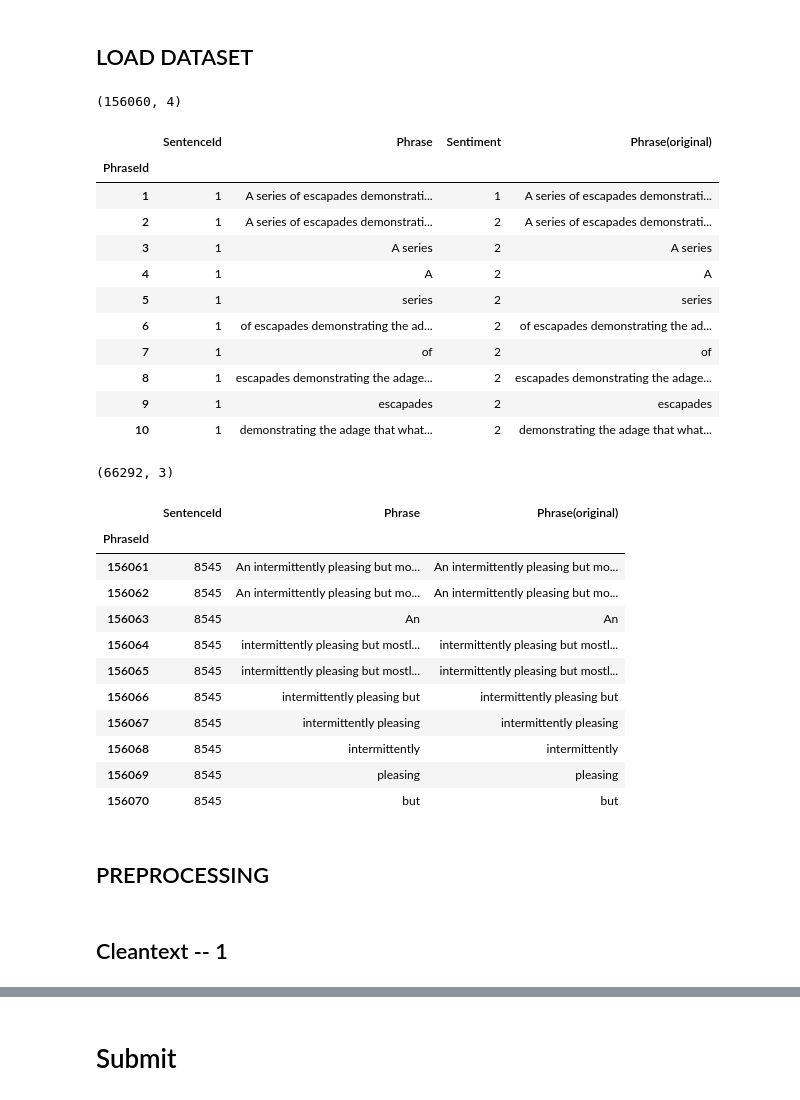
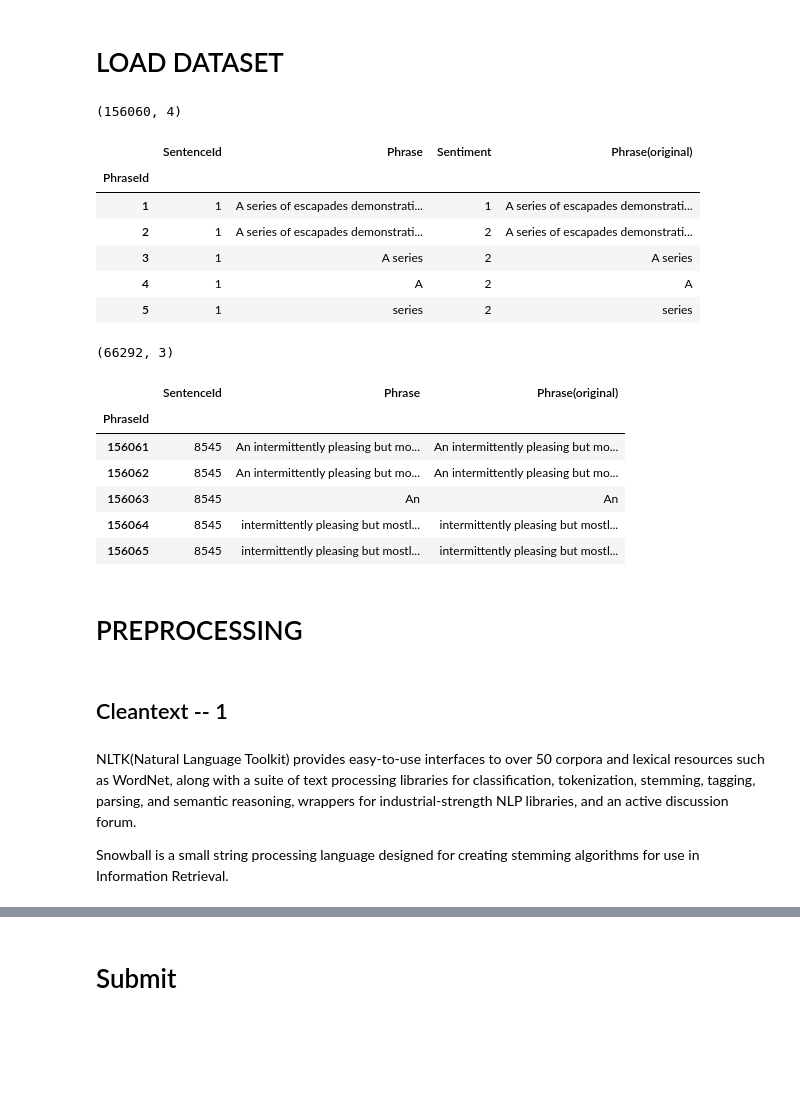
Before and after one commit to silverrainb/movie-sentiment, a Jupyter notebook: movie-sentiment.ipynb, the cells around one changed output, grey strips where cells are left out. Cells and saved outputs as stored; diff of their text form; code cells hidden in the pictures; blank space fills up the shorter version.

```diff
--- a/movie-sentiment.ipynb
+++ b/movie-sentiment.ipynb
@@ -5,29 +7,24 @@ from tqdm import tqdm
 # %% [markdown]
-## LOAD DATASET
+# LOAD DATASET
 # %%
 train = pd.read_csv("./data/train.tsv", sep = "\t", index_col = "PhraseId")
 train["Phrase(original)"] = train["Phrase"]
 print(train.shape)
-train.head(10)
+train.head(5)
 # %% [output]
 (156060, 4)
 |  | SentenceId | Phrase | Sentiment | Phrase(original) |
 | PhraseId |  |  |  |  |
 | 1 | 1 | A series of escapades demonstrati... | 1 | A series of escapades demonstrati... |
 | 2 | 1 | A series of escapades demonstrati... | 2 | A series of escapades demonstrati... |
 | 3 | 1 | A series | 2 | A series |
 | 4 | 1 | A | 2 | A |
 | 5 | 1 | series | 2 | series |
-| 6 | 1 | of escapades demonstrating the ad... | 2 | of escapades demonstrating the ad... |
-| 7 | 1 | of | 2 | of |
-| 8 | 1 | escapades demonstrating the adage... | 2 | escapades demonstrating the adage... |
-| 9 | 1 | escapades | 2 | escapades |
-| 10 | 1 | demonstrating the adage that what... | 2 | demonstrating the adage that what... |
 # %%
 test = pd.read_csv("./data/test.tsv", sep = "\t", index_col = "PhraseId")
 test["Phrase(original)"] = test["Phrase"]
 print(test.shape)
-test.head(10)
+test.head(5)
 # %% [output]
 (66292, 3)
 |  | SentenceId | Phrase | Phrase(original) |
@@ -37,15 +34,14 @@ test.head(10)
 | 156063 | 8545 | An | An |
 | 156064 | 8545 | intermittently pleasing but mostl... | intermittently pleasing but mostl... |
 | 156065 | 8545 | intermittently pleasing but mostl... | intermittently pleasing but mostl... |
-| 156066 | 8545 | intermittently pleasing but | intermittently pleasing but |
-| 156067 | 8545 | intermittently pleasing | intermittently pleasing |
-| 156068 | 8545 | intermittently | intermittently |
-| 156069 | 8545 | pleasing | pleasing |
-| 156070 | 8545 | but | but |
 # %% [markdown]
-## PREPROCESSING
+# PREPROCESSING
 # %% [markdown]
 ## Cleantext -- 1
+# %% [markdown]
+NLTK(Natural Language Toolkit) provides easy-to-use interfaces to over 50 corpora and lexical resources such as WordNet, along with a suite of text processing libraries for classification, tokenization, stemming, tagging, parsing, and semantic reasoning, wrappers for industrial-strength NLP libraries, and an active discussion forum.
+
+Snowball is a small string processing language designed for creating stemming algorithms for use in Information Retrieval.
 # %%
 import nltk
 from nltk.stem.snowball import SnowballStemmer
```
Also changed, not shown: parts of 38 cells of this notebook, 1 other file.
